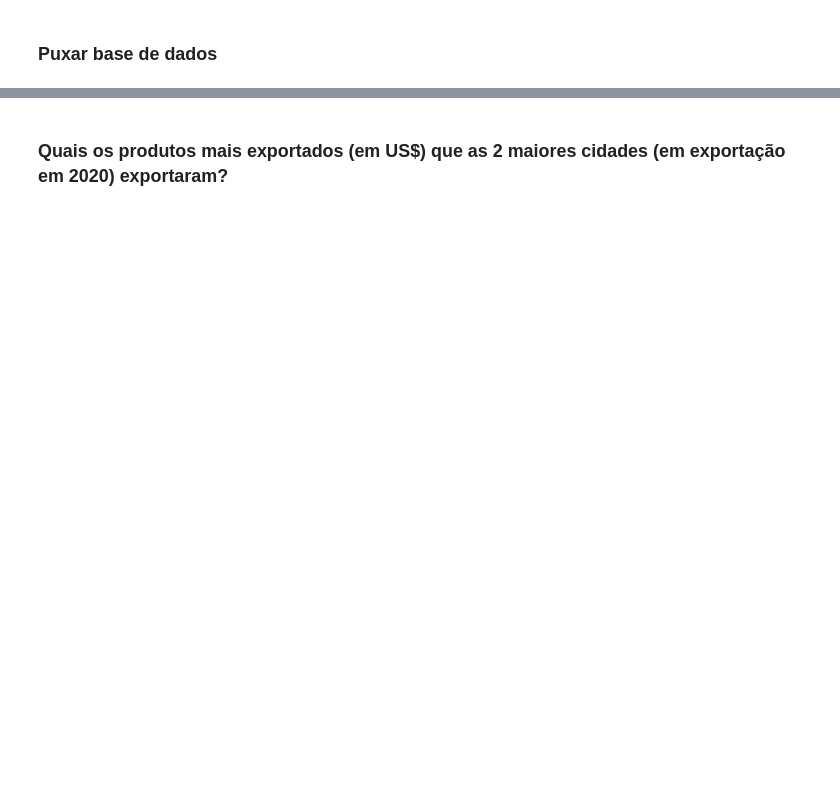
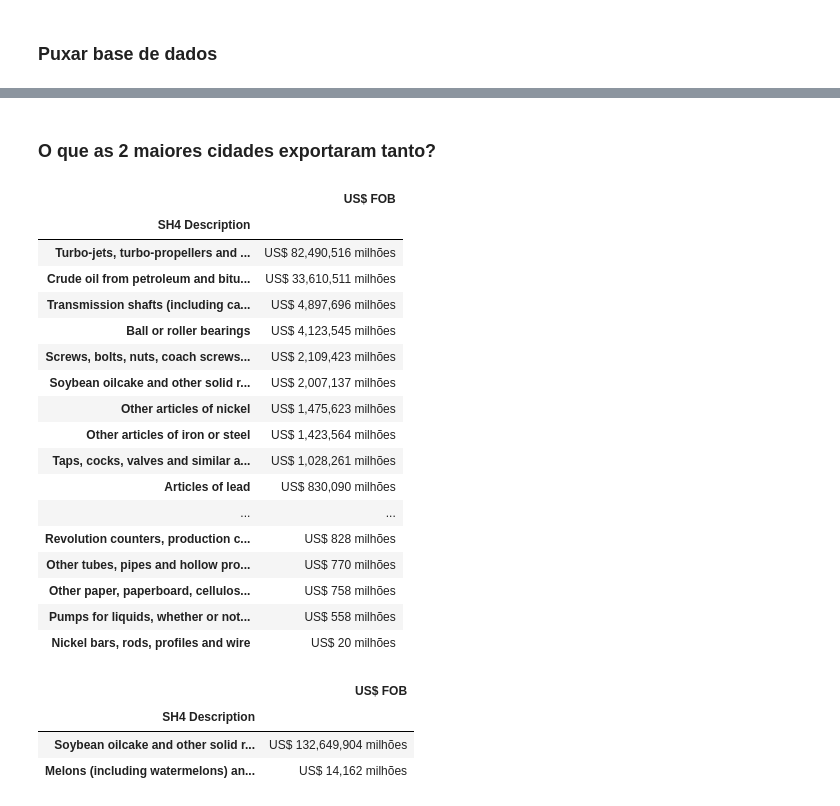
Before and after one commit to fabio-hen/Data-Science-Importacoes_Franca, a Jupyter notebook: Analise-Inicial.ipynb, the cells around one changed output, grey strips where cells are left out. Cells and saved outputs as stored; diff of their text form; code cells hidden in the pictures; blank space fills up the shorter version.

```diff
--- a/Analise-Inicial.ipynb
+++ b/Analise-Inicial.ipynb
@@ -126,0 +145,8 @@ Em valores US$
+# %%
+tabela_2020 = tabela.loc[tabela["Year"] == 2020, :]
+exportation_cidade = tabela_2020.groupby("City",).sum()[["US$ FOB"]]
+
+exportation_cidade = exportation_cidade.sort_values('US$ FOB', ascending=False)
+exportation_cidade["US$ FOB"] = exportation_cidade["US$ FOB"].map(formatar)
+
+display(exportation_cidade)
@@ -127,2 +168,39 @@ Em valores US$
 # %% [markdown]
-### Quais os produtos mais exportados (em US$) que as 2 maiores cidades (em exportação em 2020) exportaram?
+### O que as 2 maiores cidades exportaram tanto?
+# %%
+#Duque de Caxias - RS
+tabela_cidade = tabela_2020.loc[tabela_2020["City"] == "Duque de Caxias - RJ", :]
+tabela_cidade = tabela_cidade.groupby("SH4 Description",).sum()[["US$ FOB"]]
+tabela_cidade = tabela_cidade.sort_values('US$ FOB', ascending=False)
+tabela_cidade["US$ FOB"] = tabela_cidade["US$ FOB"].map(formatar)
+display(tabela_cidade)
+
+#Luís Eduardo Magalhães - BA
+tabela_cidade = tabela_2020.loc[tabela_2020["City"] == "Luís Eduardo Magalhães - BA", :]
+tabela_cidade = tabela_cidade.groupby("SH4 Description",).sum()[["US$ FOB"]]
+tabela_cidade = tabela_cidade.sort_values('US$ FOB', ascending=False)
+tabela_cidade["US$ FOB"] = tabela_cidade["US$ FOB"].map(formatar)
+display(tabela_cidade)
+# %% [output]
+|  | US$ FOB |
+| SH4 Description |  |
+| Turbo-jets, turbo-propellers and ... | US$ 82,490,516 milhões |
+| Crude oil from petroleum and bitu... | US$ 33,610,511 milhões |
+| Transmission shafts (including ca... | US$ 4,897,696 milhões |
+| Ball or roller bearings | US$ 4,123,545 milhões |
+| Screws, bolts, nuts, coach screws... | US$ 2,109,423 milhões |
+| Soybean oilcake and other solid r... | US$ 2,007,137 milhões |
+| Other articles of nickel | US$ 1,475,623 milhões |
+| Other articles of iron or steel | US$ 1,423,564 milhões |
+| Taps, cocks, valves and similar a... | US$ 1,028,261 milhões |
+| Articles of lead | US$ 830,090 milhões |
+| ... | ... |
+| Revolution counters, production c... | US$ 828 milhões |
+| Other tubes, pipes and hollow pro... | US$ 770 milhões |
+| Other paper, paperboard, cellulos... | US$ 758 milhões |
+| Pumps for liquids, whether or not... | US$ 558 milhões |
+| Nickel bars, rods, profiles and wire | US$ 20 milhões |
+|  | US$ FOB |
+| SH4 Description |  |
+| Soybean oilcake and other solid r... | US$ 132,649,904 milhões |
+| Melons (including watermelons) an... | US$ 14,162 milhões |
```
Also changed, not shown: parts of 14 cells of this notebook.
